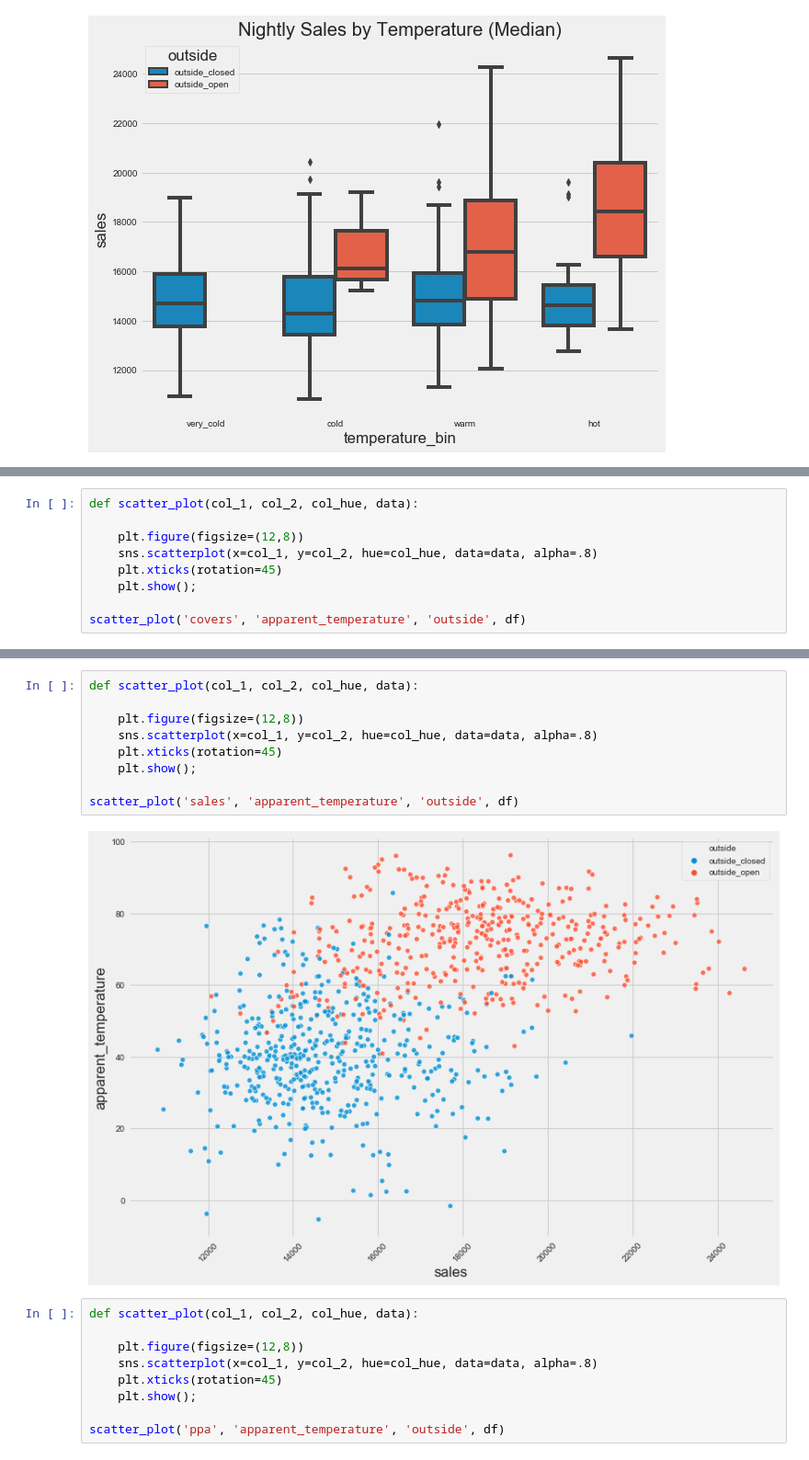
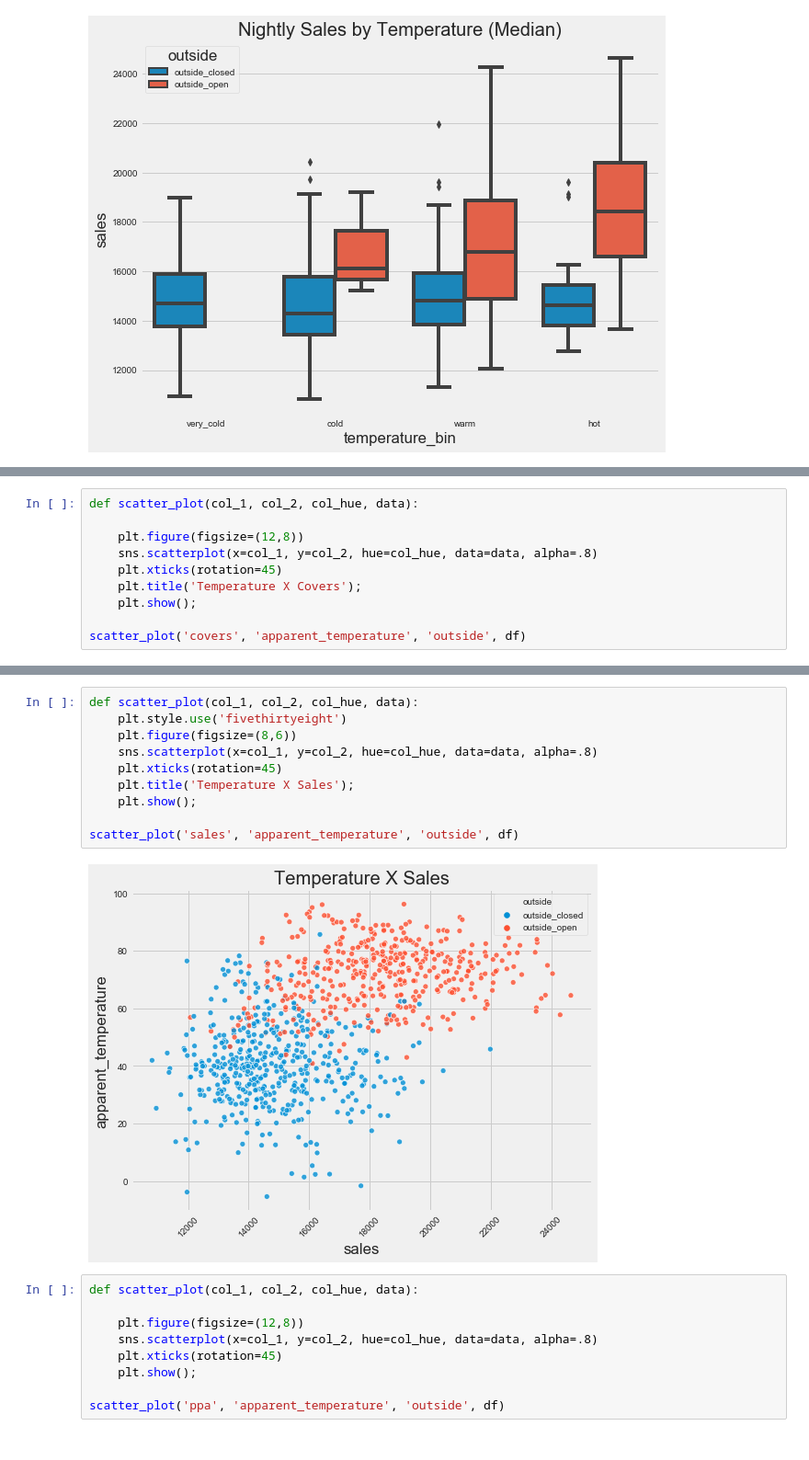
Before and after one commit to maks-p/restaurant_sales_forecasting, a Jupyter notebook: final_eda.ipynb, the cells around one changed output, grey strips where cells are left out. Shown at 92% size. Cells and saved outputs as stored; diff of their text form.

```diff
--- a/final_eda.ipynb
+++ b/final_eda.ipynb
@@ -303,6 +304,7 @@ def scatter_plot(col_1, col_2, col_hue, data):
     plt.figure(figsize=(12,8))
     sns.scatterplot(x=col_1, y=col_2, hue=col_hue, data=data, alpha=.8)
     plt.xticks(rotation=45)
+    plt.title('Temperature X Covers');
     plt.show();
 
 scatter_plot('covers', 'apparent_temperature', 'outside', df)
@@ -311,14 +313,15 @@ scatter_plot('covers', 'apparent_temperature', 'outside', df)
 # %%
 def scatter_plot(col_1, col_2, col_hue, data):
-
-    plt.figure(figsize=(12,8))
+    plt.style.use('fivethirtyeight')
+    plt.figure(figsize=(8,6))
     sns.scatterplot(x=col_1, y=col_2, hue=col_hue, data=data, alpha=.8)
     plt.xticks(rotation=45)
+    plt.title('Temperature X Sales');
     plt.show();
 
 scatter_plot('sales', 'apparent_temperature', 'outside', df)
 # %% [output]
-[figure, old version]
+[figure, new version]
 # %%
 def scatter_plot(col_1, col_2, col_hue, data):
 
```
Also changed, not shown: parts of 10 cells of this notebook, 8 other files.
